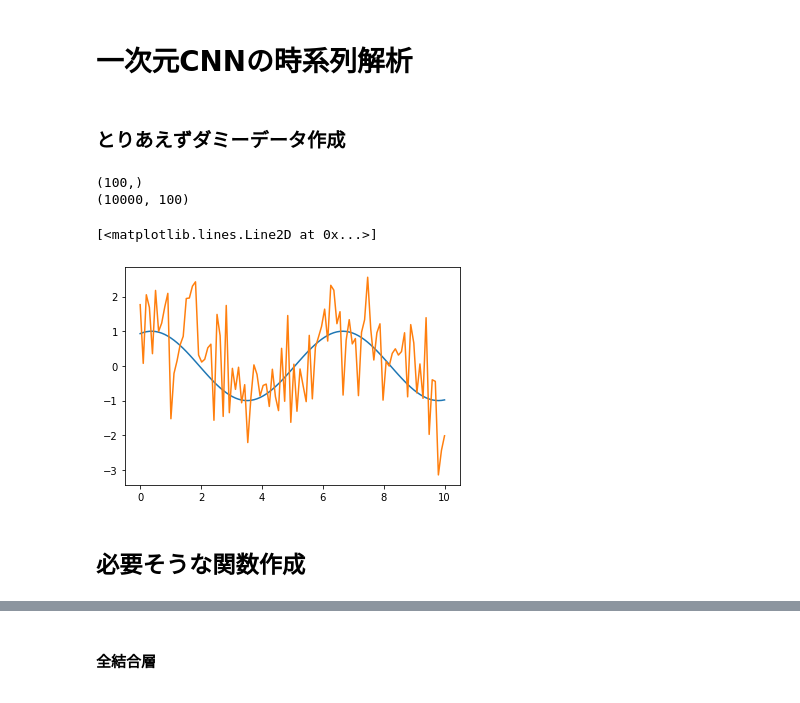
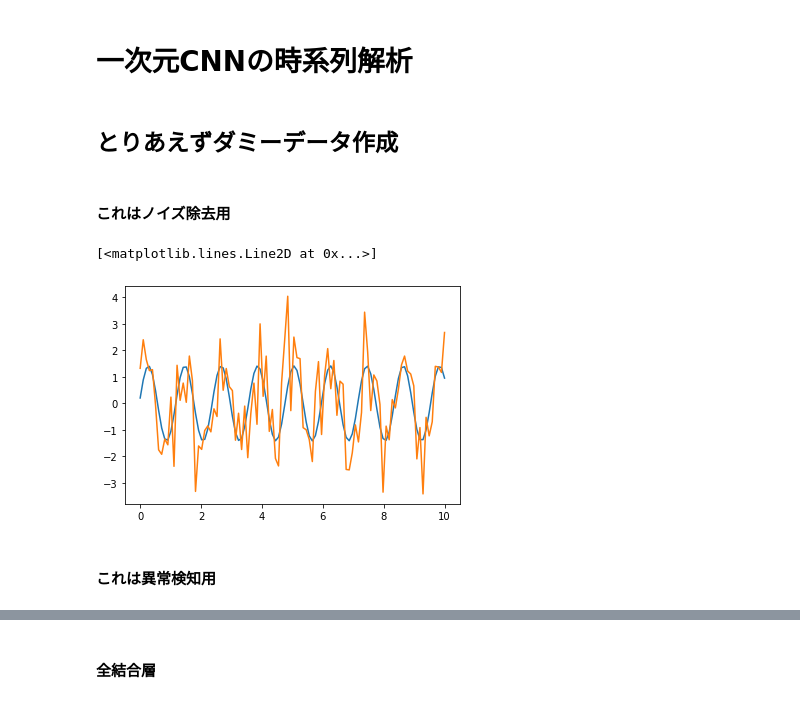
Before and after one commit to Go-to-Ray/Youtube_AI, a Jupyter notebook: CNN/cnn1d_fullscratch.ipynb, the cells around one changed output, grey strips where cells are left out. Saved outputs shown, nothing was run; the diff lists cells and outputs as text; code cells hidden in the pictures.

```diff
--- a/CNN/cnn1d_fullscratch.ipynb
+++ b/CNN/cnn1d_fullscratch.ipynb
@@ -6,29 +7,28 @@ import matplotlib.pyplot as plt
 
 %matplotlib inline
 # %% [markdown]
-### とりあえずダミーデータ作成
+## とりあえずダミーデータ作成
+# %% [markdown]
+#### これはノイズ除去用
 # %%
-n_sample = 10000
-data_length = 100
+n_sample = 10000                           #作るサンプル数の指定
+data_length = 100                          #作る時系列データの大きさ指定
+time = 10                                  #作る時系列データの長さ指定
 
-x = np.linspace(0,10,data_length)          #基準の時間軸生成
-_x = np.random.randn(n_sample,1)           #sin波を生成するために作成
-y = np.sin(x.reshape(1,data_length)+_x)    #sin波を適当にn_sample作成(n_sample,data_length)
-#外乱（工学的にdを採用しただけ）→noiseとかw(white noise)のがいい？
-d = [np.random.randn(data_length) for i in range(n_sample)]
-y_origin = y
-y_noise = y + d
-
-print(x.shape)      #(data_length,)→(100,)
-print(y.shape)      #(n_sample,data_length)→(10000,100)
+t = np.linspace(0,time,data_length)        #基準の時間軸生成
+T = 1 + np.random.random((n_sample,1))*2   #時定数(周波数の逆数)を決める(T=[1,3))
+A = 1 + np.random.random((n_sample,1))     #振幅を決める(A=[1,2))
+_x = np.random.randn(n_sample,1)           #sin波平行移動用
+y = A*np.sin((2*np.pi / T)*t.reshape(1,data_length) + _x)    #sin波を適当にn_sample作成(n_sample,data_length)
+d = [np.random.randn(data_length) for i in range(n_sample)]  #外乱生成
+y_origin = y        #教師データ
+y_noise = y + d     #ノイズデータ
 
 #二つだけプロット
-plt.plot(x,y_origin[0])
-plt.plot(x,y_noise[1])
+plt.plot(t,y_origin[0])
+plt.plot(t,y_noise[0])
 # %% [output]
-(100,)
-(10000, 100)
+[<matplotlib.lines.Line2D at 0x...>]
-[<matplotlib.lines.Line2D at 0x...>]
-[figure, old version]
+[figure, new version]
 # %% [markdown]
-## 必要そうな関数作成
+#### これは異常検知用
```
Also changed, not shown: parts of 48 cells of this notebook, 14 other files.
